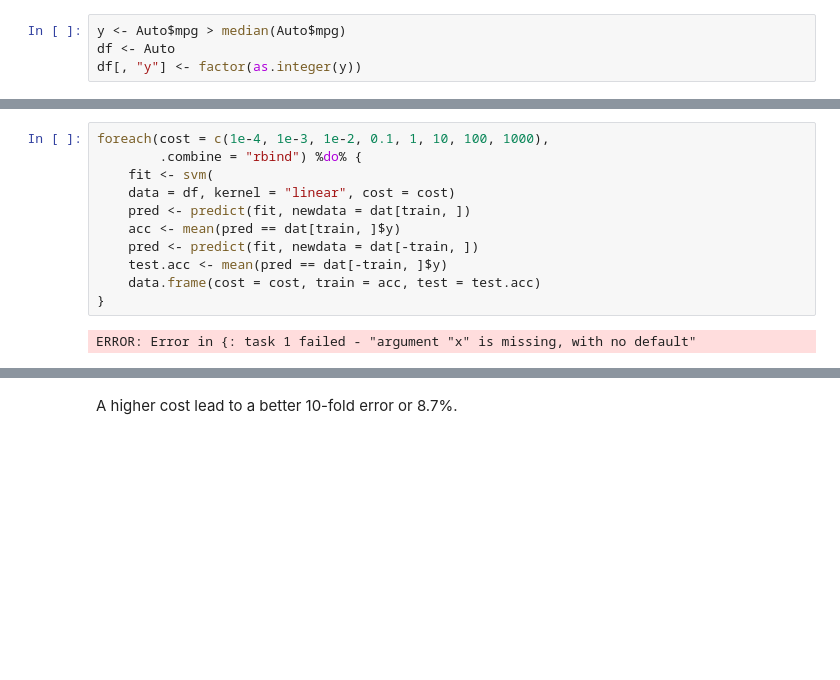
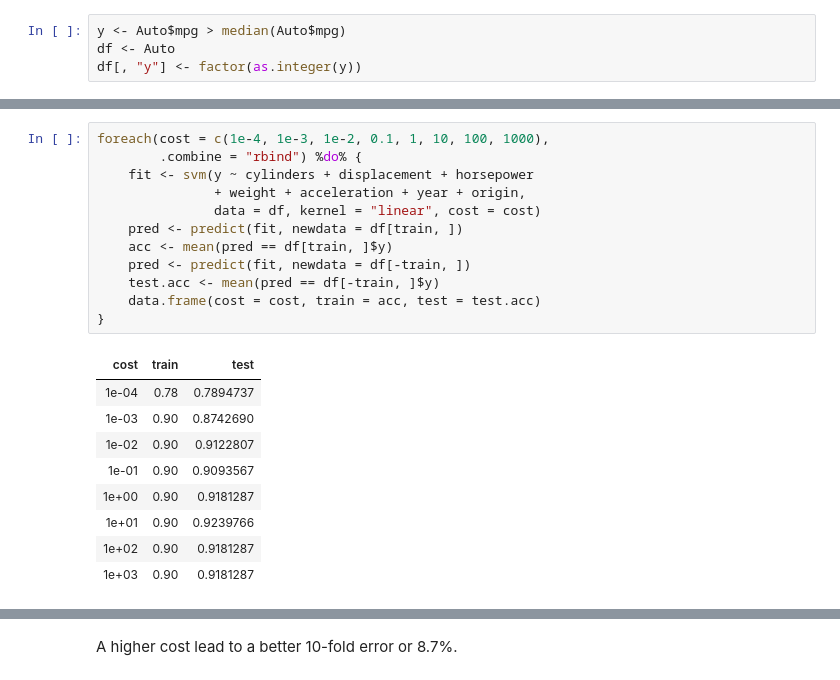
Before and after one commit to jimmyskull/an_introduction_to_statistical_learning, a Jupyter notebook: Chapter 9 - Support Vector Machines.ipynb, the cells around one changed output, grey strips where cells are left out. Saved outputs shown, nothing was run; the diff lists cells and outputs as text; blank space fills up the shorter version.

```diff
--- a/Chapter 9 - Support Vector Machines.ipynb
+++ b/Chapter 9 - Support Vector Machines.ipynb
@@ -692,16 +692,25 @@ names(Auto)
 # %%
 foreach(cost = c(1e-4, 1e-3, 1e-2, 0.1, 1, 10, 100, 1000),
         .combine = "rbind") %do% {
-    fit <- svm(
-    data = df, kernel = "linear", cost = cost)
-    pred <- predict(fit, newdata = dat[train, ])
-    acc <- mean(pred == dat[train, ]$y)
-    pred <- predict(fit, newdata = dat[-train, ])
-    test.acc <- mean(pred == dat[-train, ]$y)
+    fit <- svm(y ~ cylinders + displacement + horsepower
+               + weight + acceleration + year + origin,
+               data = df, kernel = "linear", cost = cost)
+    pred <- predict(fit, newdata = df[train, ])
+    acc <- mean(pred == df[train, ]$y)
+    pred <- predict(fit, newdata = df[-train, ])
+    test.acc <- mean(pred == df[-train, ]$y)
     data.frame(cost = cost, train = acc, test = test.acc)
 }
 # %% [output]
-ERROR: Error in {: task 1 failed - "argument "x" is missing, with no default"
+| cost | train | test |
+| 1e-04 | 0.78 | 0.7894737 |
+| 1e-03 | 0.90 | 0.8742690 |
+| 1e-02 | 0.90 | 0.9122807 |
+| 1e-01 | 0.90 | 0.9093567 |
+| 1e+00 | 0.90 | 0.9181287 |
+| 1e+01 | 0.90 | 0.9239766 |
+| 1e+02 | 0.90 | 0.9181287 |
+| 1e+03 | 0.90 | 0.9181287 |
 # %%
 set.seed(1)
 tune.out <- tune(
```
Also changed, not shown: parts of 17 cells of this notebook.
